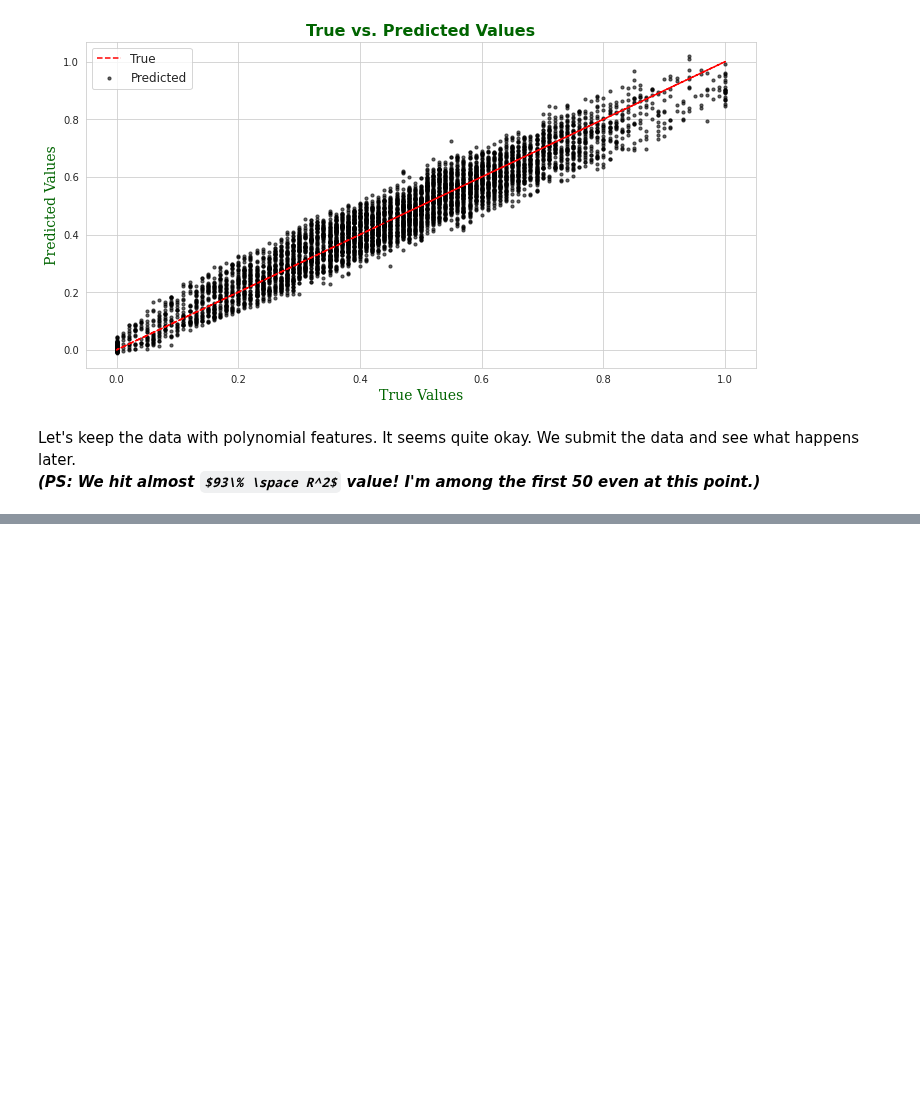
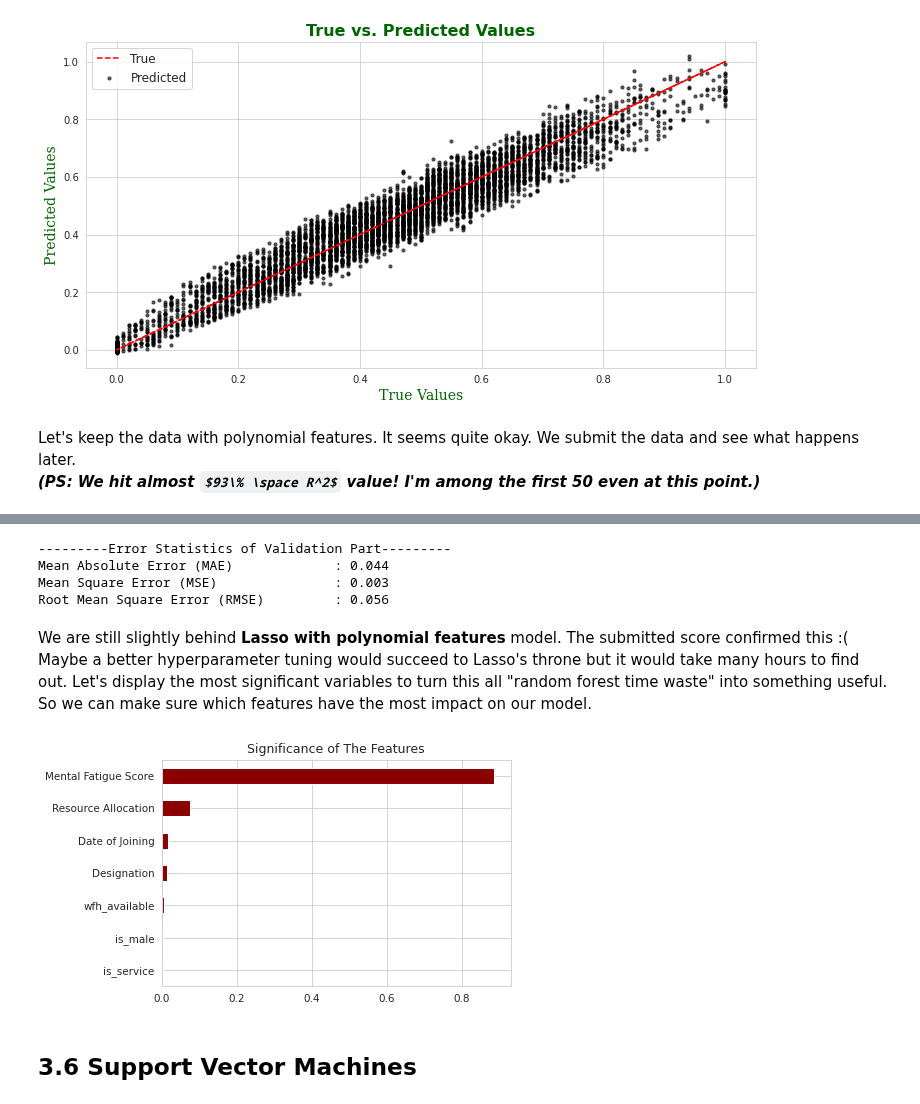
Before and after one commit to gulmert89/bootcamp_files, a Jupyter notebook: burning_out.ipynb, the cells around one changed output, grey strips where cells are left out. Cells and saved outputs as stored; diff of their text form; code cells hidden in the pictures; some formulas as TeX source; blank space fills up the shorter version.

```diff
--- a/burning_out.ipynb
+++ b/burning_out.ipynb
@@ -869,0 +989,8 @@ del lasso_CV_score, ridge_CV_score, elasticNet_CV_score, poly, lasso_CV_poly,\
+# %%
+# These values are from a series of everlasting grid searches.
+forest_model = RandomForestRegressor(n_estimators=200,
+                                     max_depth=8,
+                                     criterion="mae",
+                                     min_samples_leaf=5,
+                                     min_samples_split=2,
+                                     random_state=19)
@@ -869,0 +1026,31 @@ del lasso_CV_score, ridge_CV_score, elasticNet_CV_score, poly, lasso_CV_poly,\
+# %%
+show_errors(y_val, forest_predictCV)
+# %% [output]
+---------Error Statistics of Validation Part---------
+Mean Absolute Error (MAE)             : 0.044
+Mean Square Error (MSE)               : 0.003
+Root Mean Square Error (RMSE)         : 0.056
+# %% [markdown]
+We are still slightly behind **Lasso with polynomial features** model. The submitted score confirmed this :( Maybe a better hyperparameter tuning would succeed to Lasso's throne but it would take many hours to find out. Let's display the most significant variables to turn this all "random forest time waste" into something useful. So we can make sure which features have the most impact on our model.
+# %%
+# Variable named 'sp' stands for 'significant pairs'
+forest_model.fit(X_val_std, y_val)
+
+sp = dict(zip(X_train.columns, forest_model.feature_importances_))
+# sorting w.r.t their significance values:
+sp = {k: v for k, v in sorted(sp.items(), key=lambda i: i[1], reverse=True)}
+
+significant_names = list(sp.keys())
+significant_values = list(sp.values())
+
+significance = pd.Series(data=significant_values,
+                         index=significant_names).sort_values()
+plt.figure(dpi=75)
+significance.plot(kind="barh", color="darkred")
+plt.title("Significance of The Features")
+plt.show()
+del sp, significant_names, significant_values, significance
+# %% [output]
+[figure, added]
+# %% [markdown]
+## 3.6 Support Vector Machines
```
Also changed, not shown: parts of 33 cells of this notebook.
